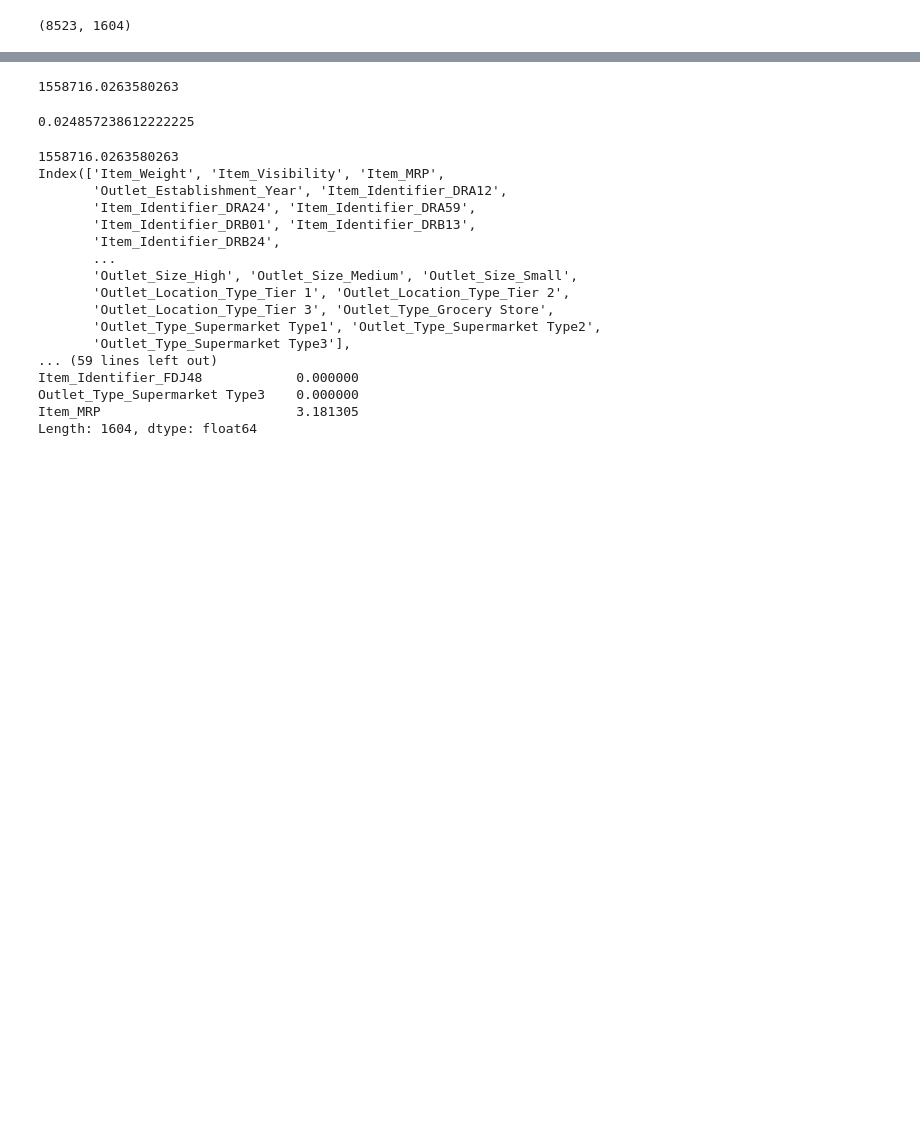
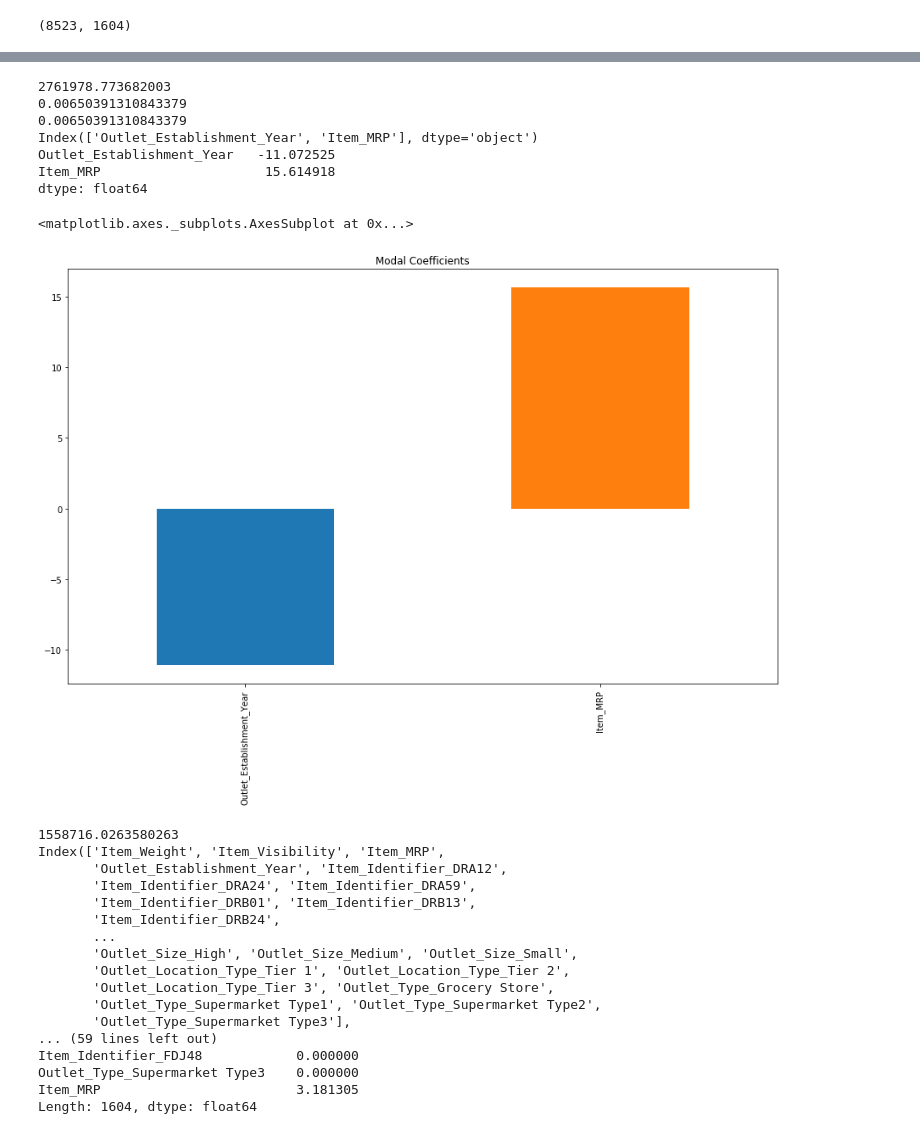
Before and after one commit to Gurubux/StatQuest, a Jupyter notebook: Regularization-Ridge-Lasso-ElasticNet/Ridge_Lasso_Elastic-net.ipynb, the cells around one changed output, grey strips where cells are left out. Drawn from its saved outputs; the diff is of its cells as text; code cells hidden in the pictures; blank space fills up the shorter version.

Commit message:
Ridge Lasso ElasticNet

```diff
--- a/Regularization-Ridge-Lasso-ElasticNet/Ridge_Lasso_Elastic-net.ipynb
+++ b/Regularization-Ridge-Lasso-ElasticNet/Ridge_Lasso_Elastic-net.ipynb
@@ -208,32 +195,41 @@ Length: 1604, dtype: float64
 # %%
 from sklearn.linear_model import Ridge
 
 ## training the model
 
 ridgeReg = Ridge(alpha=100, normalize=True)
 
 ridgeReg.fit(x_train,y_train)
 
 pred = ridgeReg.predict(x_cv)
 
 #calculating mse
 
 mse = np.mean((pred - y_cv)**2)
 
 print(mse)
 
-ridgeReg.score(x_cv,y_cv)
+print(ridgeReg.score(x_cv,y_cv))
+from sklearn.metrics import r2_score
+print(r2_score(y_cv,pred))
 #1348171.96 ## calculating score ridgeReg.score(x_cv,y_cv) 0.5691
 
 predictors = x_train.columns
 print(predictors)
 coef = Series(lreg.coef_,predictors).sort_values()
 print(coef)
 plt.figure(figsize=(15,9))
 coef.plot(kind='bar', title='Modal Coefficients')
 # %% [output]
-1558716.0263580263
+2761978.773682003
+0.00650391310843379
+0.00650391310843379
+Index(['Outlet_Establishment_Year', 'Item_MRP'], dtype='object')
+Outlet_Establishment_Year   -11.072525
+Item_MRP                     15.614918
+dtype: float64
-0.024857238612222225
+<matplotlib.axes._subplots.AxesSubplot at 0x...>
+[figure, added]
 # %%
 from sklearn.linear_model import Lasso
 
```
Also changed, not shown: parts of 7 cells of this notebook, 13 other files.
